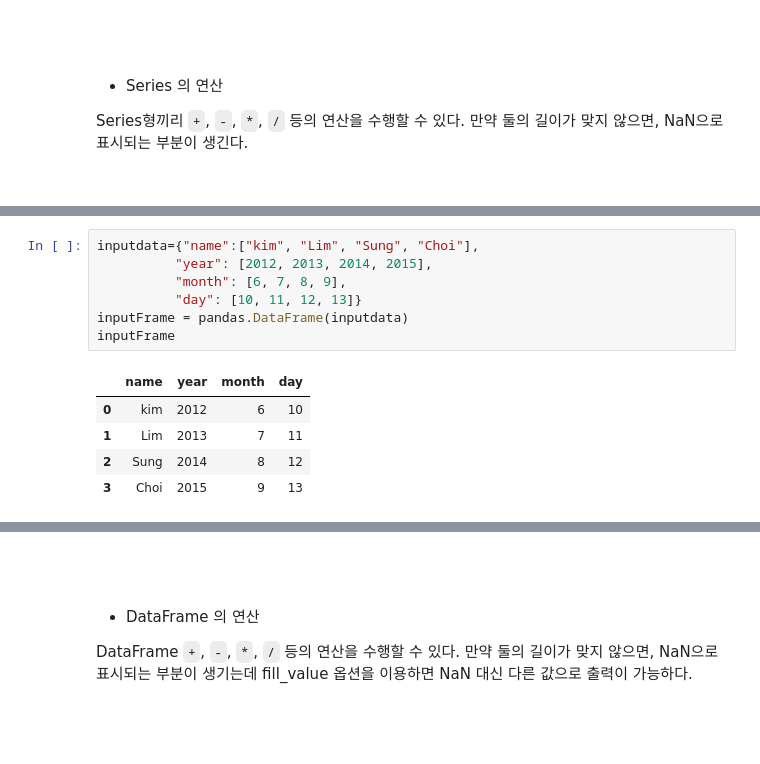
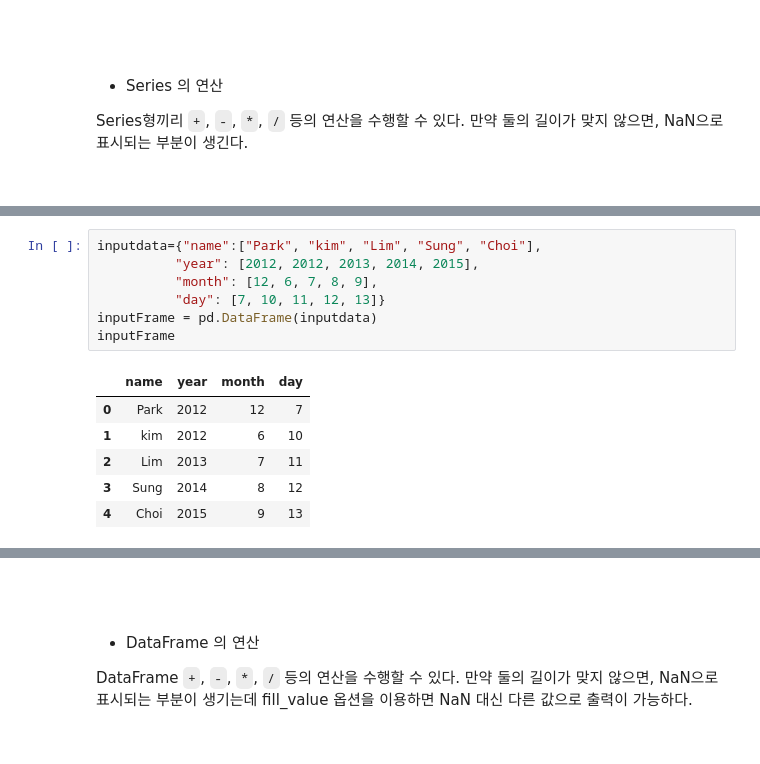
Before and after one commit to pythonstrup/TIL, a Jupyter notebook: Data-Science/03 Pandas.ipynb, the cells around one changed output, grey strips where cells are left out. Cells and saved outputs as stored; diff of their text form.

Commit message:
Pandas 보충

```diff
--- a/Data-Science/03 Pandas.ipynb
+++ b/Data-Science/03 Pandas.ipynb
@@ -158,15 +248,16 @@ university
 | 정보기술대학 | 7 | 컴퓨터공학부 |
 | 공과대학 | 8 | 화학공학부 |
 # %%
-inputdata={"name":["kim", "Lim", "Sung", "Choi"],
-          "year": [2012, 2013, 2014, 2015],
-          "month": [6, 7, 8, 9],
-          "day": [10, 11, 12, 13]}
-inputFrame = pandas.DataFrame(inputdata)
+inputdata={"name":["Park", "kim", "Lim", "Sung", "Choi"],
+          "year": [2012, 2012, 2013, 2014, 2015],
+          "month": [12, 6, 7, 8, 9],
+          "day": [7, 10, 11, 12, 13]}
+inputFrame = pd.DataFrame(inputdata)
 inputFrame
 # %% [output]
 |  | name | year | month | day |
-| 0 | kim | 2012 | 6 | 10 |
-| 1 | Lim | 2013 | 7 | 11 |
-| 2 | Sung | 2014 | 8 | 12 |
-| 3 | Choi | 2015 | 9 | 13 |
+| 0 | Park | 2012 | 12 | 7 |
+| 1 | kim | 2012 | 6 | 10 |
+| 2 | Lim | 2013 | 7 | 11 |
+| 3 | Sung | 2014 | 8 | 12 |
+| 4 | Choi | 2015 | 9 | 13 |
```
Also changed, not shown: parts of 77 cells of this notebook.
